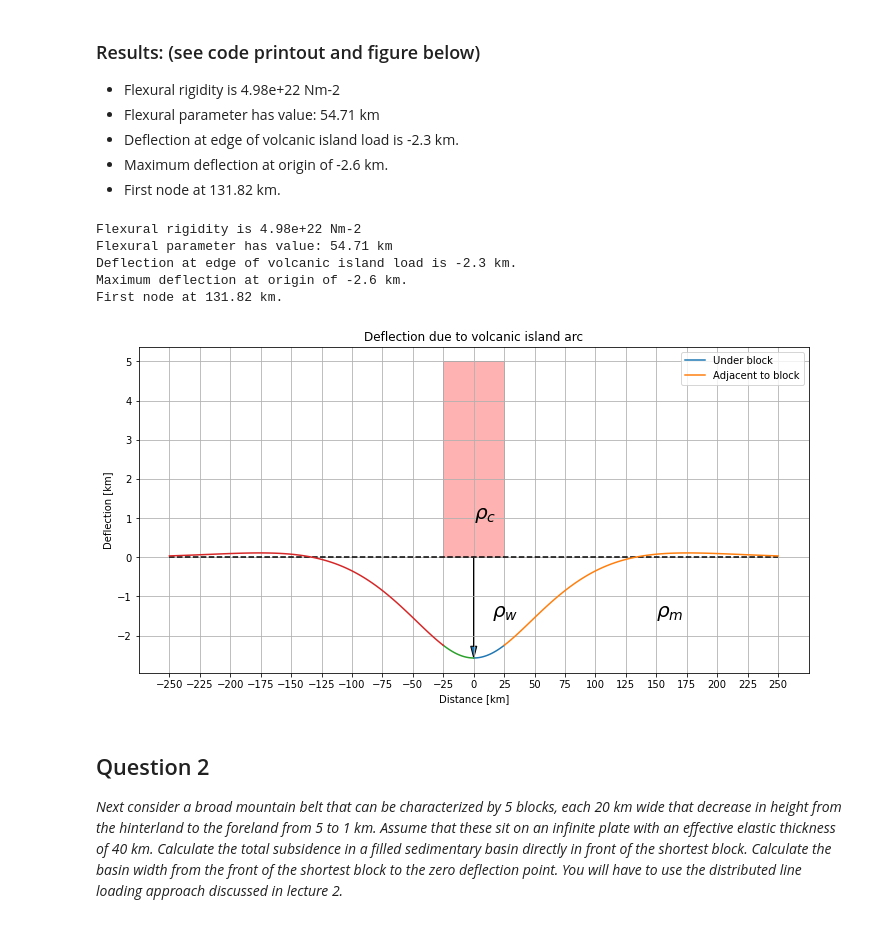
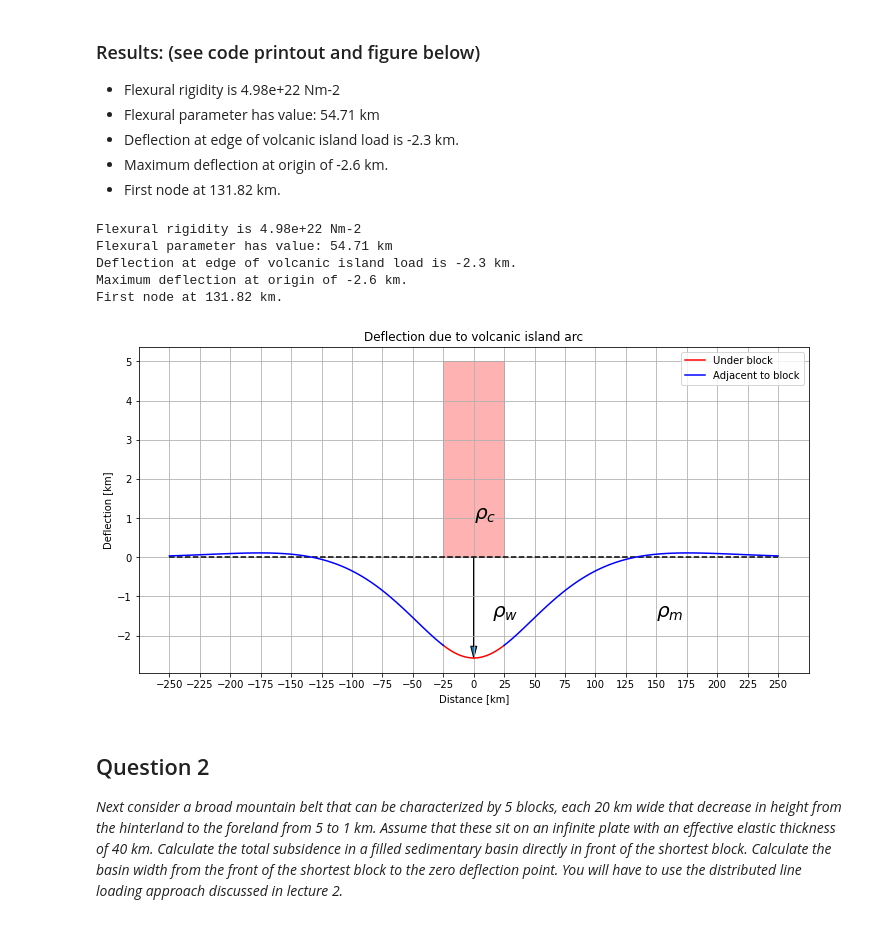
Before and after one commit to frossmann/eosc543, a Jupyter notebook: ass3/assign3-flexure.ipynb, the cells around one changed output. Drawn from its saved outputs; the diff is of its cells as text; code cells hidden in the pictures.

Commit message:
fixed plot colours

```diff
--- a/ass3/assign3-flexure.ipynb
+++ b/ass3/assign3-flexure.ipynb
@@ -93,7 +93,6 @@ $\alpha = 115.9 km$
 - First node at 131.82 km.
 # %%
 # simple distributed load
-
 length = 50 * 1000  # note this is the half width of the island chain
 height = 5 * 1000
 
@@ -144,38 +143,38 @@ print(f"First node at {x_outer[np.abs(0 - deflection_outer).argmin()]/1000:.2f}
 
 %matplotlib inline
 fig = plt.figure(figsize=(12, 6))
 ax = plt.axes()
-ax.plot(x_inner / 1000, deflection_inner / 1000)
-ax.plot(x_outer / 1000, deflection_outer / 1000)
-ax.plot(-x_inner / 1000, deflection_inner / 1000)
-ax.plot(-x_outer / 1000, deflection_outer / 1000)
+ax.plot(x_inner / 1000, deflection_inner / 1000, color='r')
+ax.plot(x_outer / 1000, deflection_outer / 1000, color='b')
+ax.plot(-x_inner / 1000, deflection_inner / 1000, color='r')
+ax.plot(-x_outer / 1000, deflection_outer / 1000, color='b')
 block = patches.Rectangle(
     (0-length/2000, 0),
     length / 1000,
     height / 1000,
     edgecolor="k",
     facecolor="r",
     alpha=0.3,
 )
 ax.add_patch(block)
 ax.hlines(y=0,xmin=-x_outer[-1]/1000, xmax=x_outer[-1]/1000, linestyle="dashed", color="k")
 ax.legend(["Under block", "Adjacent to block"])
 ax.set_xlabel("Distance [km]")
 ax.set_ylabel("Deflection [km]")
 plt.xticks(np.arange(-x_outer[-1]/1000, x_outer[-1]/1000 + 1, 25))
 plt.title("Deflection due to volcanic island arc")
 plt.grid()
 plt.annotate(r'$\rho_c$', (0,1), size=20);
 plt.annotate(r'$\rho_m$', (150,-1.5), size=20);
 plt.annotate(r'$\rho_w$', (15,-1.5), size=20);
 plt.arrow(0,0, 0, deflection_inner[0]/1000, head_width=5, head_length=0.3,length_includes_head=True);
 # %% [output]
 Flexural rigidity is 4.98e+22 Nm-2
 Flexural parameter has value: 54.71 km
 Deflection at edge of volcanic island load is -2.3 km.
 Maximum deflection at origin of -2.6 km.
 First node at 131.82 km.
-[figure, old version]
+[figure, new version]
 # %% [markdown]
 ## Question 2
 _Next consider a broad mountain belt that can be characterized by 5 blocks, each 20 km wide that decrease in height from the hinterland to the foreland from 5 to 1 km.  Assume that these sit on an infinite plate with an effective elastic thickness of 40 km.  Calculate the total subsidence in a filled sedimentary basin directly in front of the shortest block.  Calculate the basin width from the front of the shortest block to the zero deflection point.  You will have to use the distributed line loading approach discussed in lecture 2._
```
Also changed, not shown: parts of 1 cell of this notebook, 1 other file.
